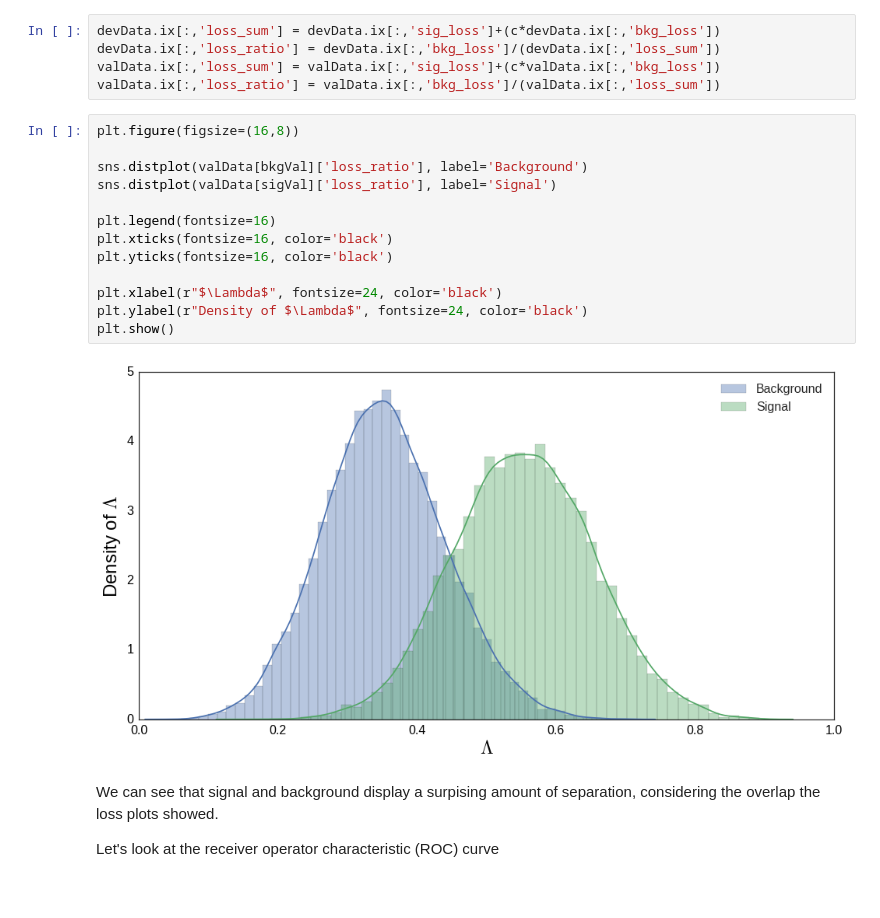
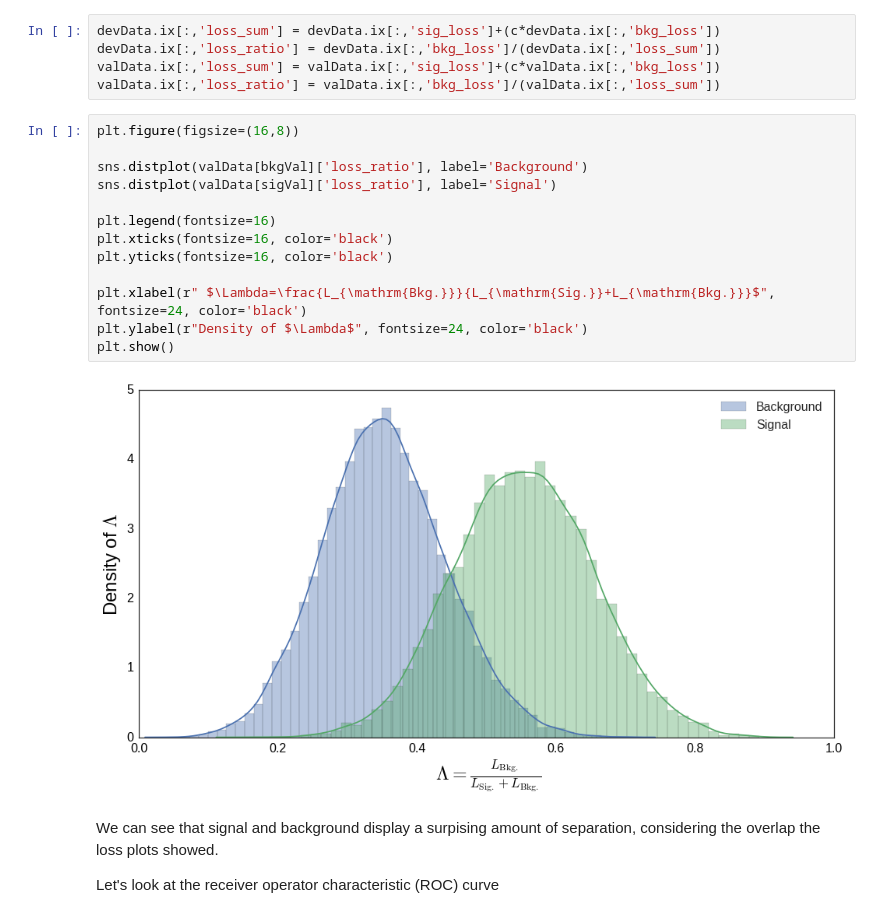
Before and after one commit to GilesStrong/ML_Tutorials, a Jupyter notebook: auto_encoders/auto_encoder_classifier_test.ipynb, the cells around one changed output. Drawn from its saved outputs; the diff is of its cells as text.

```diff
--- a/auto_encoders/auto_encoder_classifier_test.ipynb
+++ b/auto_encoders/auto_encoder_classifier_test.ipynb
@@ -454,18 +459,18 @@ valData.ix[:,'loss_ratio'] = valData.ix[:,'bkg_loss']/(valData.ix[:,'loss_sum'])
 # %%
 plt.figure(figsize=(16,8))
 
 sns.distplot(valData[bkgVal]['loss_ratio'], label='Background')
 sns.distplot(valData[sigVal]['loss_ratio'], label='Signal')
 
 plt.legend(fontsize=16)
 plt.xticks(fontsize=16, color='black')
 plt.yticks(fontsize=16, color='black')
 
-plt.xlabel(r"$\Lambda$", fontsize=24, color='black')
+plt.xlabel(r" $\Lambda=\frac{L_{\mathrm{Bkg.}}}{L_{\mathrm{Sig.}}+L_{\mathrm{Bkg.}}}$", fontsize=24, color='black')
 plt.ylabel(r"Density of $\Lambda$", fontsize=24, color='black')
 plt.show()
 # %% [output]
-[figure, old version]
+[figure, new version]
 # %% [markdown]
 We can see that signal and background display a surpising amount of separation, considering the overlap the loss plots showed.
 
```
Also changed, not shown: parts of 4 cells of this notebook.
